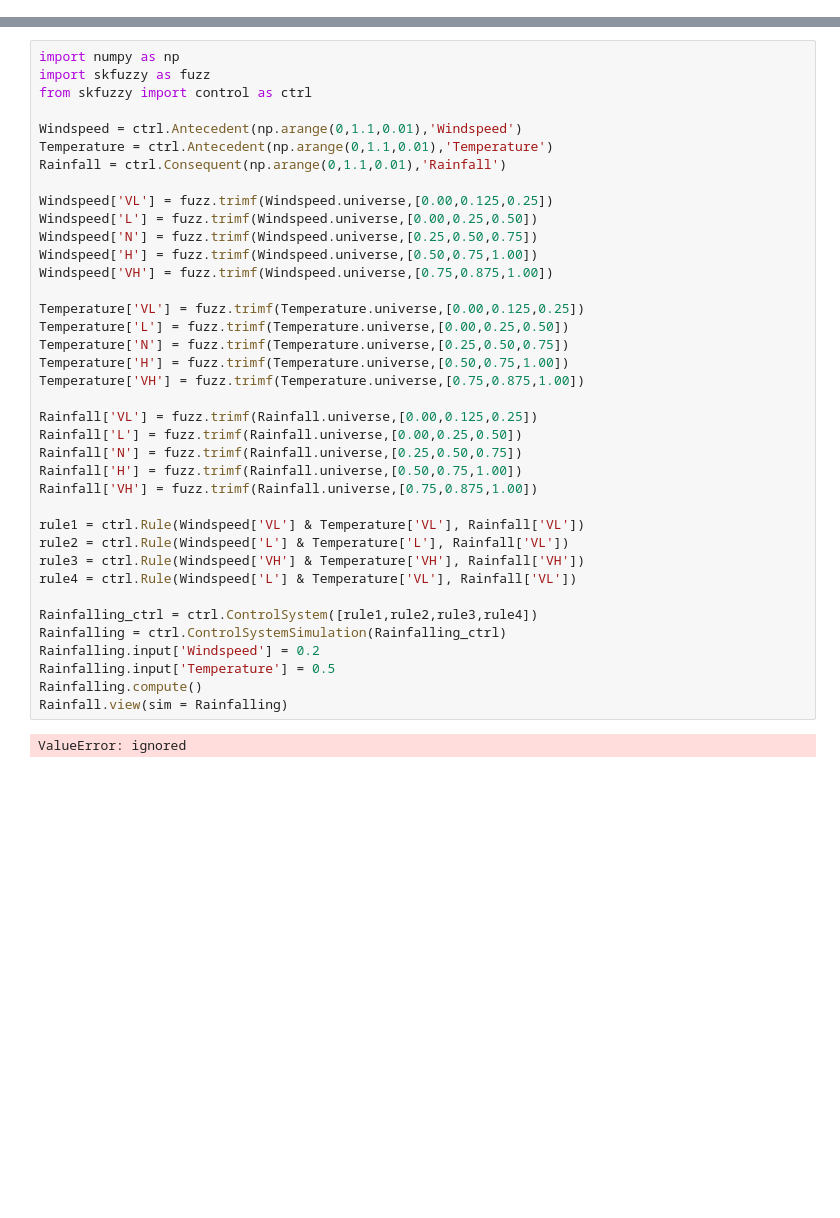
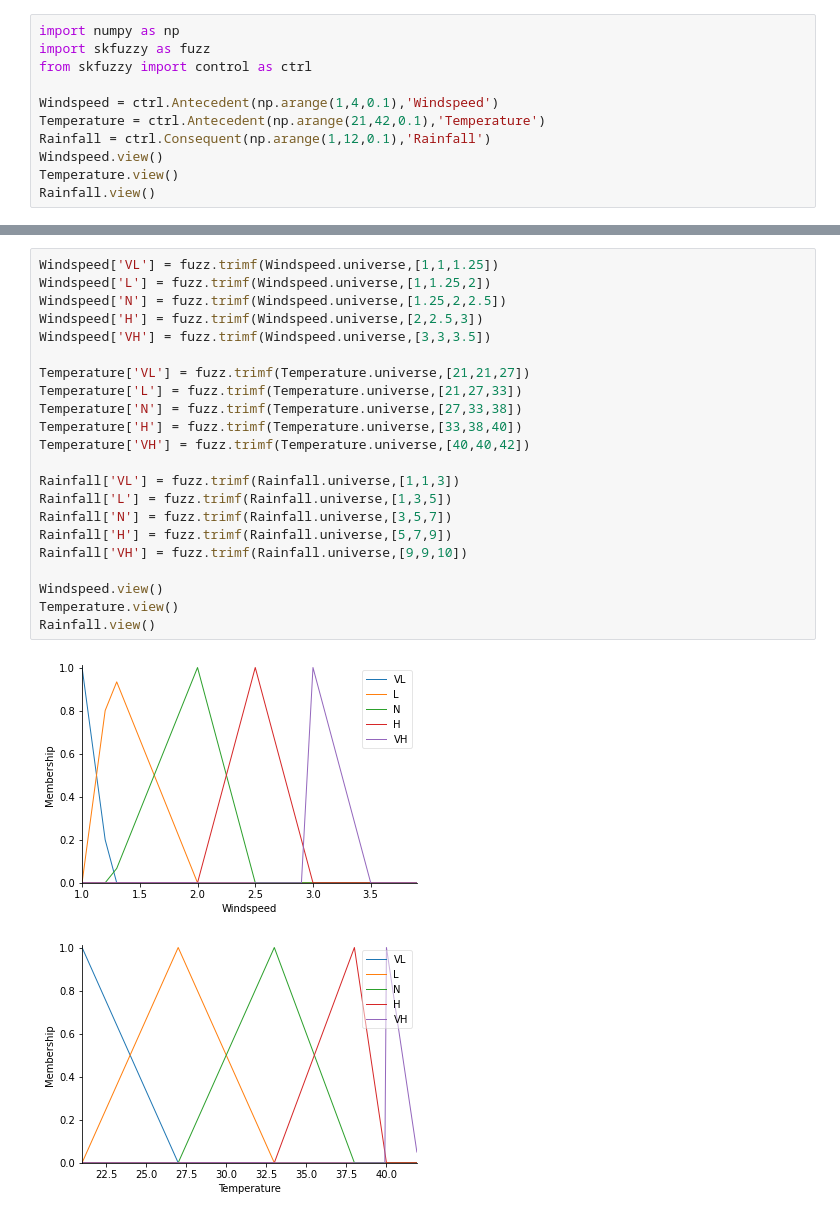
Before and after one commit to LQMinh528/AI, a Jupyter notebook: Rainfall_Fuzzy_Logic.ipynb, the cells around one changed output, grey strips where cells are left out. Saved outputs shown, nothing was run; the diff lists cells and outputs as text; blank space fills up the shorter version.

```diff
--- a/Rainfall_Fuzzy_Logic.ipynb
+++ b/Rainfall_Fuzzy_Logic.ipynb
@@ -17,3 +17,14 @@ Building wheels for collected packages: scikit-fuzzy
 Successfully built scikit-fuzzy
 Installing collected packages: scikit-fuzzy
 Successfully installed scikit-fuzzy-0.4.2
+# %%
+import numpy as np
+import skfuzzy as fuzz
+from skfuzzy import control as ctrl
+
+Windspeed = ctrl.Antecedent(np.arange(1,4,0.1),'Windspeed')
+Temperature = ctrl.Antecedent(np.arange(21,42,0.1),'Temperature')
+Rainfall = ctrl.Consequent(np.arange(1,12,0.1),'Rainfall')
+Windspeed.view()
+Temperature.view()
+Rainfall.view()
@@ -20,40 +38,25 @@ Successfully installed scikit-fuzzy-0.4.2
 # %%
-import numpy as np
-import skfuzzy as fuzz
-from skfuzzy import control as ctrl
+Windspeed['VL'] = fuzz.trimf(Windspeed.universe,[1,1,1.25])
+Windspeed['L'] = fuzz.trimf(Windspeed.universe,[1,1.25,2])
+Windspeed['N'] = fuzz.trimf(Windspeed.universe,[1.25,2,2.5])
+Windspeed['H'] = fuzz.trimf(Windspeed.universe,[2,2.5,3])
+Windspeed['VH'] = fuzz.trimf(Windspeed.universe,[3,3,3.5])
 
-Windspeed = ctrl.Antecedent(np.arange(0,1.1,0.01),'Windspeed')
-Temperature = ctrl.Antecedent(np.arange(0,1.1,0.01),'Temperature')
-Rainfall = ctrl.Consequent(np.arange(0,1.1,0.01),'Rainfall')
+Temperature['VL'] = fuzz.trimf(Temperature.universe,[21,21,27])
+Temperature['L'] = fuzz.trimf(Temperature.universe,[21,27,33])
+Temperature['N'] = fuzz.trimf(Temperature.universe,[27,33,38])
+Temperature['H'] = fuzz.trimf(Temperature.universe,[33,38,40])
+Temperature['VH'] = fuzz.trimf(Temperature.universe,[40,40,42])
 
-Windspeed['VL'] = fuzz.trimf(Windspeed.universe,[0.00,0.125,0.25])
-Windspeed['L'] = fuzz.trimf(Windspeed.universe,[0.00,0.25,0.50])
-Windspeed['N'] = fuzz.trimf(Windspeed.universe,[0.25,0.50,0.75])
-Windspeed['H'] = fuzz.trimf(Windspeed.universe,[0.50,0.75,1.00])
-Windspeed['VH'] = fuzz.trimf(Windspeed.universe,[0.75,0.875,1.00])
+Rainfall['VL'] = fuzz.trimf(Rainfall.universe,[1,1,3])
+Rainfall['L'] = fuzz.trimf(Rainfall.universe,[1,3,5])
+Rainfall['N'] = fuzz.trimf(Rainfall.universe,[3,5,7])
+Rainfall['H'] = fuzz.trimf(Rainfall.universe,[5,7,9])
+Rainfall['VH'] = fuzz.trimf(Rainfall.universe,[9,9,10])
 
-Temperature['VL'] = fuzz.trimf(Temperature.universe,[0.00,0.125,0.25])
-Temperature['L'] = fuzz.trimf(Temperature.universe,[0.00,0.25,0.50])
-Temperature['N'] = fuzz.trimf(Temperature.universe,[0.25,0.50,0.75])
-Temperature['H'] = fuzz.trimf(Temperature.universe,[0.50,0.75,1.00])
-Temperature['VH'] = fuzz.trimf(Temperature.universe,[0.75,0.875,1.00])
-
-Rainfall['VL'] = fuzz.trimf(Rainfall.universe,[0.00,0.125,0.25])
-Rainfall['L'] = fuzz.trimf(Rainfall.universe,[0.00,0.25,0.50])
-Rainfall['N'] = fuzz.trimf(Rainfall.universe,[0.25,0.50,0.75])
-Rainfall['H'] = fuzz.trimf(Rainfall.universe,[0.50,0.75,1.00])
-Rainfall['VH'] = fuzz.trimf(Rainfall.universe,[0.75,0.875,1.00])
-
-rule1 = ctrl.Rule(Windspeed['VL'] & Temperature['VL'], Rainfall['VL'])
-rule2 = ctrl.Rule(Windspeed['L'] & Temperature['L'], Rainfall['VL'])
-rule3 = ctrl.Rule(Windspeed['VH'] & Temperature['VH'], Rainfall['VH'])
-rule4 = ctrl.Rule(Windspeed['L'] & Temperature['VL'], Rainfall['VL'])
-
-Rainfalling_ctrl = ctrl.ControlSystem([rule1,rule2,rule3,rule4])
-Rainfalling = ctrl.ControlSystemSimulation(Rainfalling_ctrl)
-Rainfalling.input['Windspeed'] = 0.2
-Rainfalling.input['Temperature'] = 0.5
-Rainfalling.compute()
-Rainfall.view(sim = Rainfalling)
+Windspeed.view()
+Temperature.view()
+Rainfall.view()
 # %% [output]
-ValueError: ignored
+[figure, added]
+[figure, added]
```
Also changed, not shown: parts of 4 cells of this notebook.
